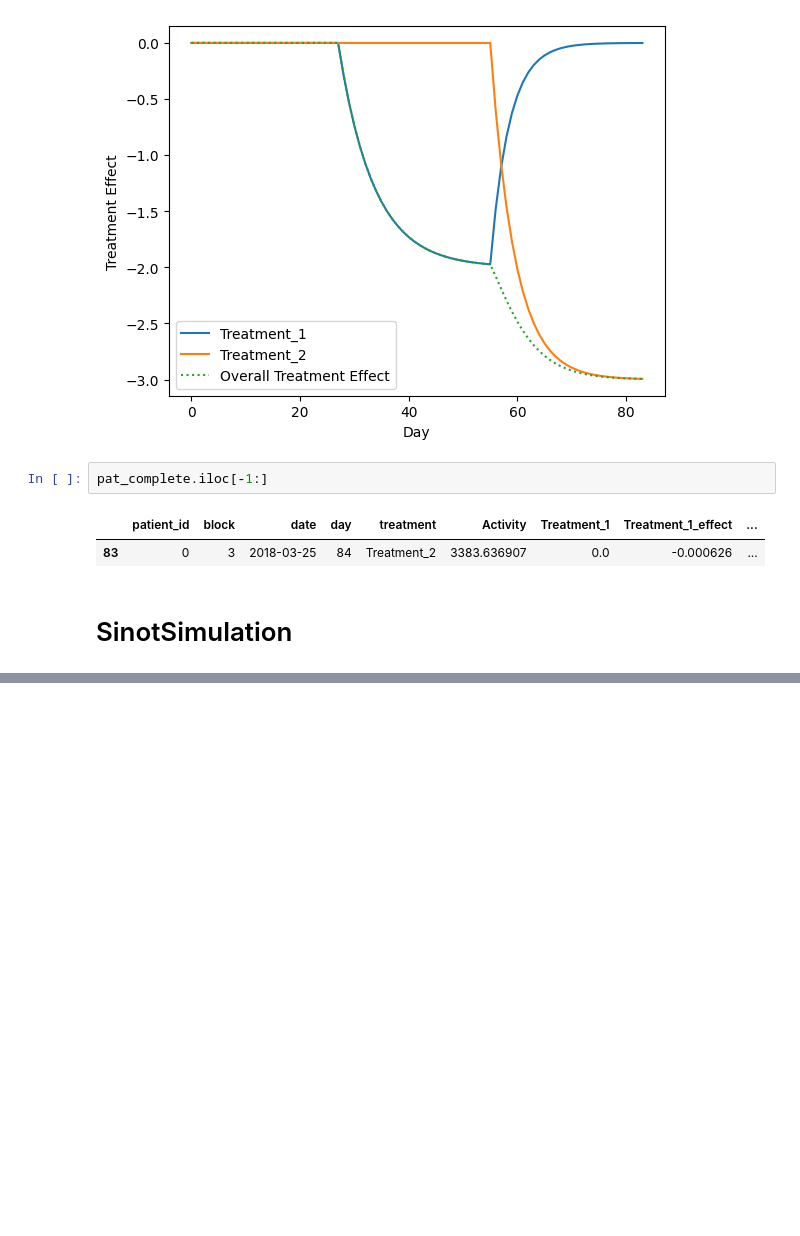
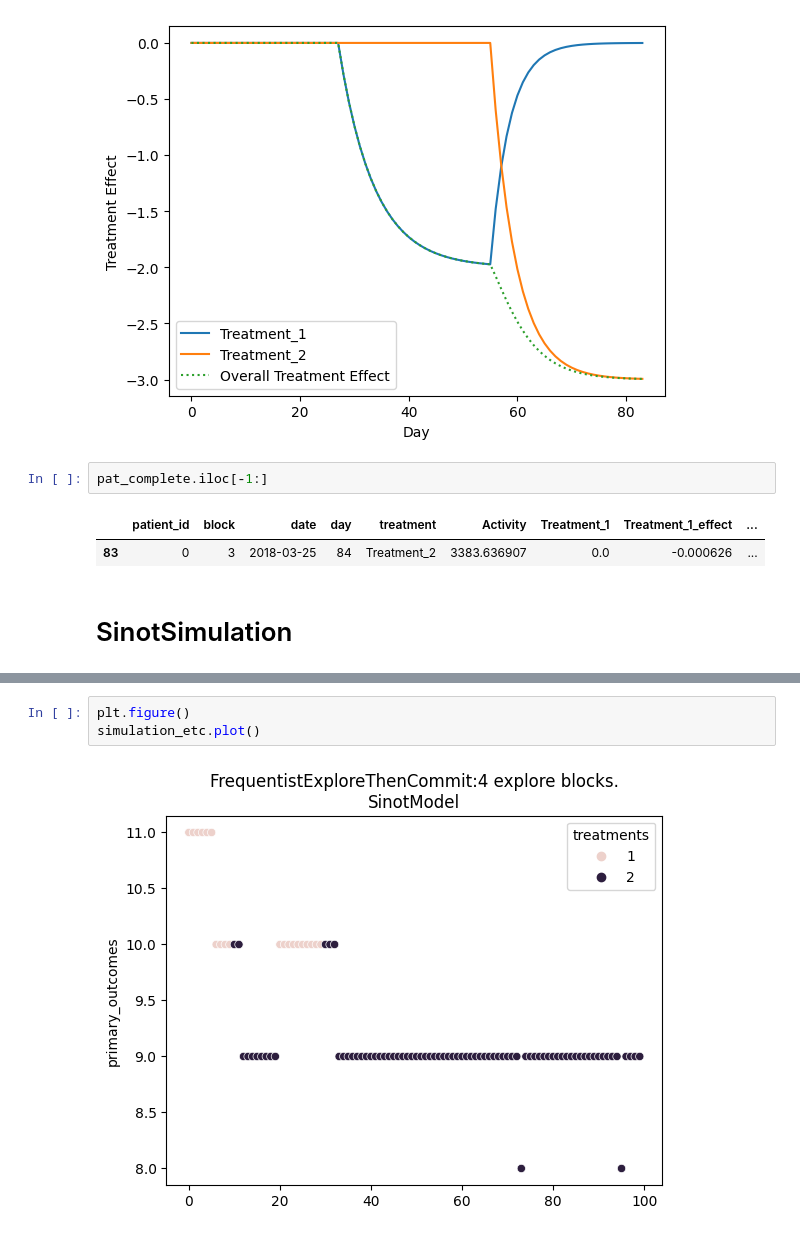
Before and after one commit to HIAlab/adaptive_nof1, a Jupyter notebook: notebooks/Basic.ipynb, the cells around one changed output, grey strips where cells are left out. Cells and saved outputs as stored; diff of their text form; blank space fills up the shorter version.

```diff
--- a/notebooks/Basic.ipynb
+++ b/notebooks/Basic.ipynb
@@ -108,0 +119,5 @@ simulation_fixed.history.plot(ax)
+# %%
+plt.figure()
+simulation_etc.plot()
+# %% [output]
+[figure, added]
```
Also changed, not shown: parts of 9 cells of this notebook, 6 other files.
